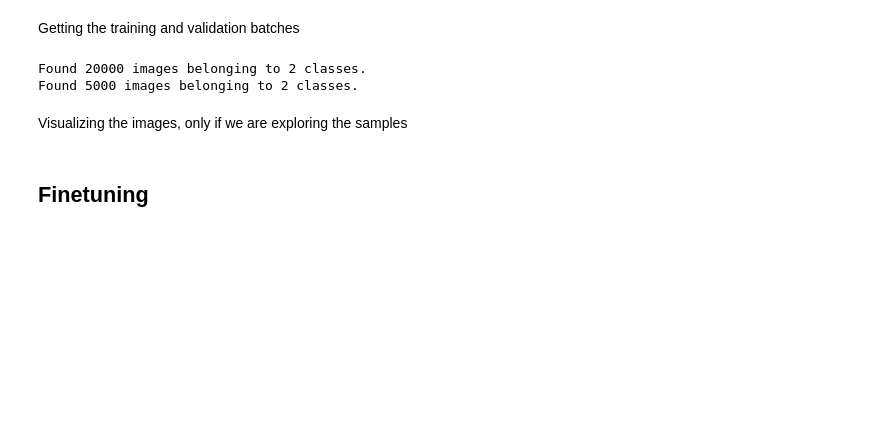
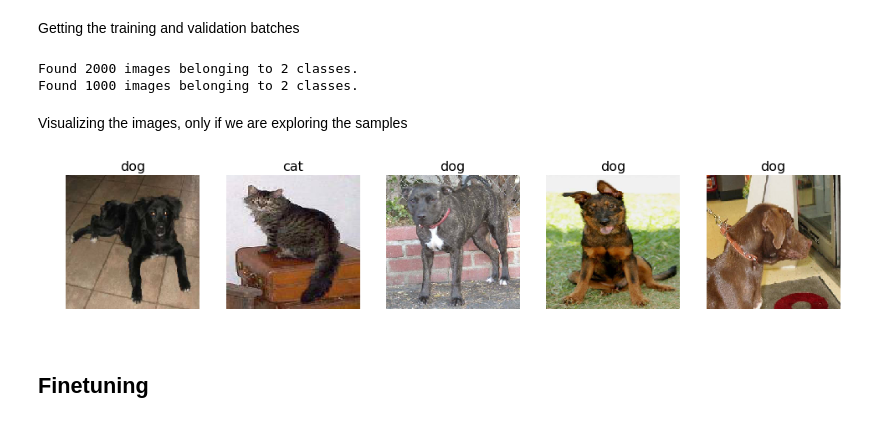
Before and after one commit to AmanDaVinci/DeepLabs, a Jupyter notebook: notebooks/Deep Vision.ipynb, the cells around one changed output. Drawn from its saved outputs; the diff is of its cells as text; code cells hidden in the pictures; blank space fills up the shorter version.

```diff
--- a/notebooks/Deep Vision.ipynb
+++ b/notebooks/Deep Vision.ipynb
@@ -32,8 +28,8 @@ Using Theano backend.
 # %% [markdown]
 The path to the dataset is defined here. It will point to the sample folder which contains lesser number of images for quick and iterative training on the local machine. For the final training, on the cloud we must change the path to the one commented out below.
 # %%
-# path = '../data/dogscats/sample/'
-path = '../data/dogscats/'
+path = '../data/dogscats/sample/'
+# path = '../data/dogscats/'
 # %% [markdown]
 The default batchsize for training and validation purposes
 # %%
@@ -53,17 +46,19 @@ Getting the training and validation batches
 batches = vgg.get_batches(path+'train', batch_size=batchsize)
 val_batches = vgg.get_batches(path+'valid', batch_size=batchsize)
 # %% [output]
-Found 20000 images belonging to 2 classes.
-Found 5000 images belonging to 2 classes.
+Found 2000 images belonging to 2 classes.
+Found 1000 images belonging to 2 classes.
 # %% [markdown]
 Visualizing the images, only if we are exploring the samples
 # %%
 if path == '../data/dogscats/sample/':
     imgs, labels = next(batches)
     val_imgs, val_labels = next(val_batches)
     labels = ['dog' if i[0]==0 else 'cat' for i in labels]
     val_labels = ['dog' if i[0]==0 else 'cat' for i in val_labels]
-    plots(val_imgs, figsize=(20,10), titles=val_labels)
+    plots(val_imgs[:5], figsize=(20,10), titles=val_labels)
+# %% [output]
+[figure, added]
 # %% [markdown]
 ## Finetuning
 # %%
```
Also changed, not shown: parts of 3 cells of this notebook, 1 other file.
